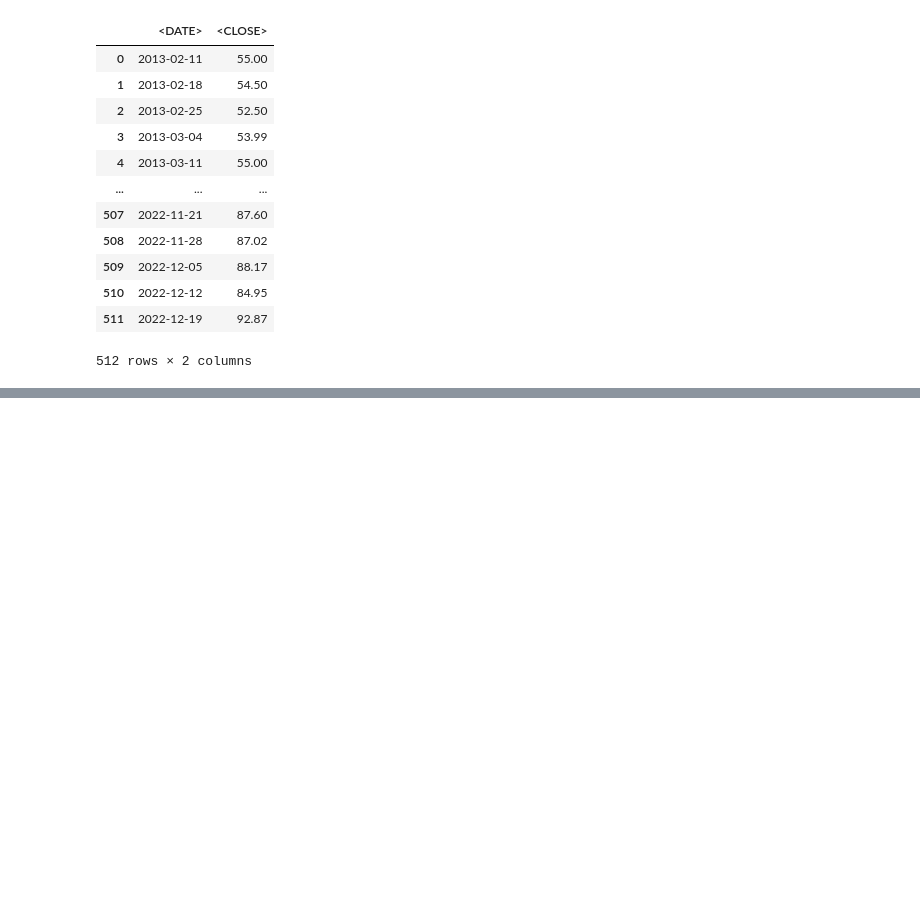
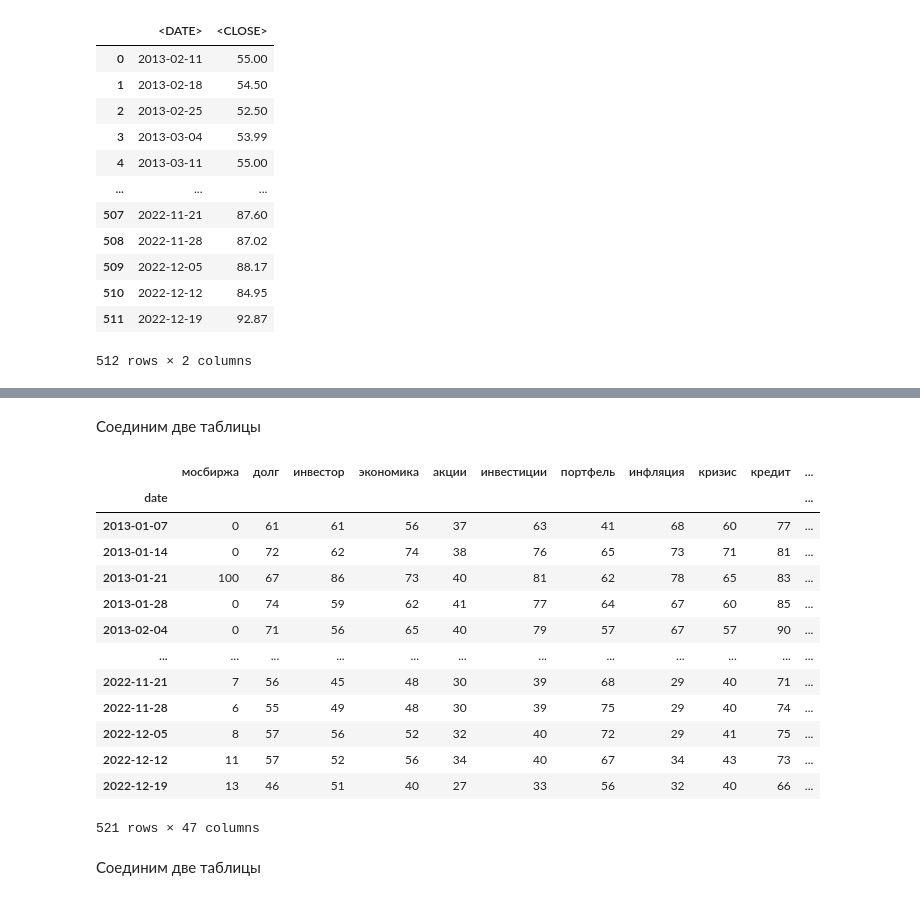
Before and after one commit to geniusserg/StockGoogler, a Jupyter notebook: task.ipynb, the cells around one changed output, grey strips where cells are left out. Drawn from its saved outputs; the diff is of its cells as text; code cells hidden in the pictures; blank space fills up the shorter version.

```diff
--- a/task.ipynb
+++ b/task.ipynb
@@ -94,3 +102,28 @@ ConnectionError: HTTPSConnectionPool(host='trends.google.com', port=443): Max re
+# %% [markdown]
+Соединим две таблицы
+# %%
+total_trend_data = pd.read_csv("total_trend_data.csv")
+total_trend_data["date"] = pd.to_datetime(total_trend_data["date"], format="%Y-%m-%d")
+total_trend_data["date"] = total_trend_data.apply(lambda x: x["date"] + pd.DateOffset(days=1), axis=1)
+total_trend_data = total_trend_data.set_index("date")
+display(total_trend_data)
+# %% [output]
+|  | мосбиржа | долг | инвестор | экономика | акции | инвестиции | портфель | инфляция | кризис | кредит | ... |
+| date |  |  |  |  |  |  |  |  |  |  | ... |
+| 2013-01-07 | 0 | 61 | 61 | 56 | 37 | 63 | 41 | 68 | 60 | 77 | ... |
+| 2013-01-14 | 0 | 72 | 62 | 74 | 38 | 76 | 65 | 73 | 71 | 81 | ... |
+| 2013-01-21 | 100 | 67 | 86 | 73 | 40 | 81 | 62 | 78 | 65 | 83 | ... |
+| 2013-01-28 | 0 | 74 | 59 | 62 | 41 | 77 | 64 | 67 | 60 | 85 | ... |
+| 2013-02-04 | 0 | 71 | 56 | 65 | 40 | 79 | 57 | 67 | 57 | 90 | ... |
+| ... | ... | ... | ... | ... | ... | ... | ... | ... | ... | ... | ... |
+| 2022-11-21 | 7 | 56 | 45 | 48 | 30 | 39 | 68 | 29 | 40 | 71 | ... |
+| 2022-11-28 | 6 | 55 | 49 | 48 | 30 | 39 | 75 | 29 | 40 | 74 | ... |
+| 2022-12-05 | 8 | 57 | 56 | 52 | 32 | 40 | 72 | 29 | 41 | 75 | ... |
+| 2022-12-12 | 11 | 57 | 52 | 56 | 34 | 40 | 67 | 34 | 43 | 73 | ... |
+| 2022-12-19 | 13 | 46 | 51 | 40 | 27 | 33 | 56 | 32 | 40 | 66 | ... |
+521 rows × 47 columns
+# %% [markdown]
+Соединим две таблицы
 # %%
 res = []
 for i in df.index:
```
Also changed, not shown: parts of 52 cells of this notebook, 4 other files.
